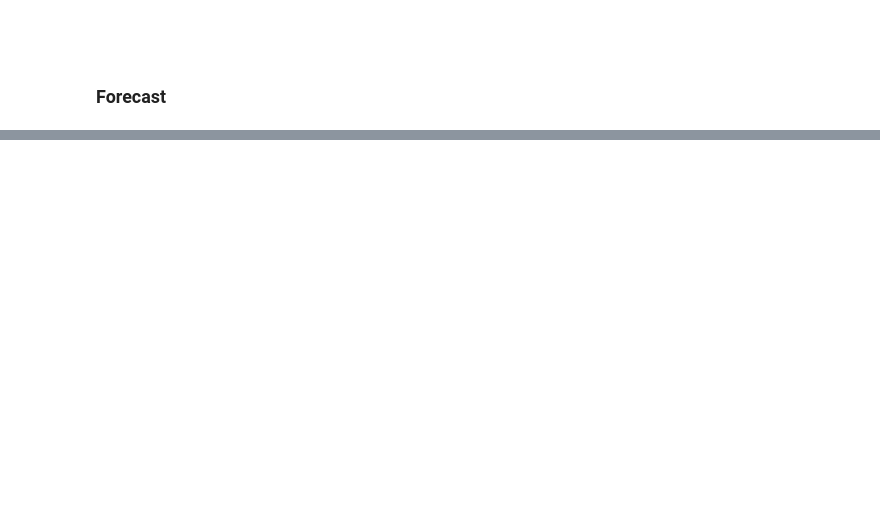
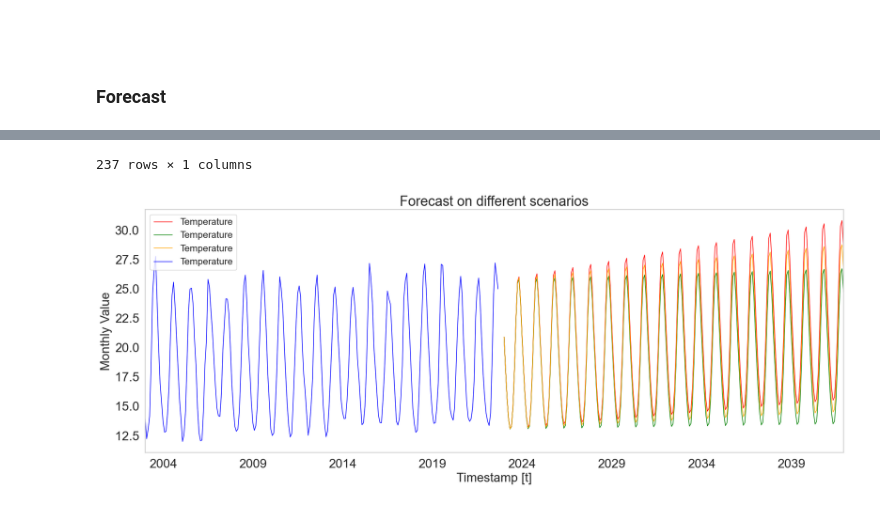
Before and after one commit to scatenag/climate_change_on_sea_urchins, a Jupyter notebook: analysis.ipynb, the cells around one changed output, grey strips where cells are left out. Cells and saved outputs as stored; diff of their text form; code cells hidden in the pictures; blank space fills up the shorter version.

```diff
--- a/analysis.ipynb
+++ b/analysis.ipynb
@@ -473,0 +494,3 @@ test_stationary(df, "Salinity_diff")
+# %%
+data_mean = data.mean()
+data_mean
@@ -473,0 +763,75 @@ test_stationary(df, "Salinity_diff")
+# %%
+horizon = len(scenario_good)
+Y_hat_df_xreg_good = model.forecast(horizon, X_df=scenario_good.set_index('unique_id'))
+#Y_hat_df_xreg = model.forecast(horizon)
+Y_hat_df_xreg_good = Y_hat_df_xreg_good.reset_index()
+df_plot_good = pd.concat([Y_train_df, Y_hat_df_xreg_good]).set_index('ds')
+df_plot_good.columns = df_plot_good.columns.str.replace('AutoARIMA', 'GOOD')
+# %%
+horizon = len(scenario_mean)
+Y_hat_df_xreg_mean = model.forecast(horizon, X_df=scenario_mean.set_index('unique_id'))
+#Y_hat_df_xreg = model.forecast(horizon)
+Y_hat_df_xreg_mean = Y_hat_df_xreg_mean.reset_index()
+df_plot_mean = pd.concat([Y_train_df, Y_hat_df_xreg_mean]).set_index('ds')
+df_plot_mean.columns = df_plot_mean.columns.str.replace('AutoARIMA', 'MEAN')
+# %%
+Y_hat_df_intervals_good = model.forecast(horizon, level=(80, 95), X_df=scenario_good.set_index('unique_id'))
+df_plot = pd.concat([Y_train_df, Y_hat_df_intervals_good]).set_index('ds')
+# %%
+#We are going to plot the models againts the real values of test.
+
+fig, ax = plt.subplots(1, 1, figsize = (20, 7))
+
+#df_plot[['EC50', 'TEST']].plot(ax=ax, linewidth=10)
+#df_plot_good[['GOOD']].plot(ax=ax, linewidth=1, color='green')
+#df_plot_mean[['MEAN']].plot(ax=ax, linewidth=1, color='orange')
+#df_plot_bad[['BAD']].plot(ax=ax, linewidth=1, color='red')
+
+bad_temp = scenario_bad[["ds", "Temperature"]]
+
+display(bad_temp)
+
+bad_temp = bad_temp.set_index('ds')
+bad_temp["Temperature"].plot(ax=ax, linewidth=1, color='red')
+
+good_temp = scenario_good[["ds", "Temperature"]]
+good_temp = good_temp.set_index("ds")
+good_temp["Temperature"].plot(ax=ax, linewidth=1, color='green')
+
+mean_temp = scenario_mean[["ds", "Temperature"]]
+mean_temp = mean_temp.set_index("ds")
+mean_temp["Temperature"].plot(ax=ax, linewidth=1, color='orange')
+
+
+
+Y_df = pd.DataFrame({
+                     'ds': df["Datetime"],
+                     'Temperature': df["Temperature"]})
+Y_df = Y_df.set_index("ds")
+display(Y_df)
+
+
+Y_df["Temperature"].plot(ax=ax, linewidth=1, color='blue')
+
+dataset_good["CO2"]= df_plot_good[['GOOD']]['GOOD'].array[-horizon:]
+dataset_mean["CO2"] = df_plot_mean[['MEAN']]['MEAN'].array[-horizon:]
+dataset_bad["CO2"] = df_plot_bad[['BAD']]['BAD'].array[-horizon:]
+
+#ax.fill_between(df_plot.index,
+#                df_plot['AutoARIMA-lo-95'],
+#                df_plot['AutoARIMA-hi-95'],
+#                alpha=.2,
+#                color='orange',
+#                label='GOOD_level_95')
+
+#df_plot.plot(ax=ax, linewidth=10)
+fd_plot_real = Y_df_full.set_index('ds')
+#fd_plot_real[['EC50']].plot(ax=ax, linewidth=5)
+ax.set_title('Forecast on different scenarios', fontsize=22)
+ax.set_ylabel('Monthly Value', fontsize=20)
+ax.set_xlabel('Timestamp [t]', fontsize=20)
+ax.legend(prop={'size': 15})
+ax.grid()
+for label in (ax.get_xticklabels() + ax.get_yticklabels()):
+    label.set_fontsize(20)
+# %% [output]
@@ -473,0 +864,2 @@ test_stationary(df, "Salinity_diff")
+237 rows × 1 columns
+[figure, added]
```
Also changed, not shown: parts of 25 cells of this notebook, 9 other files.
